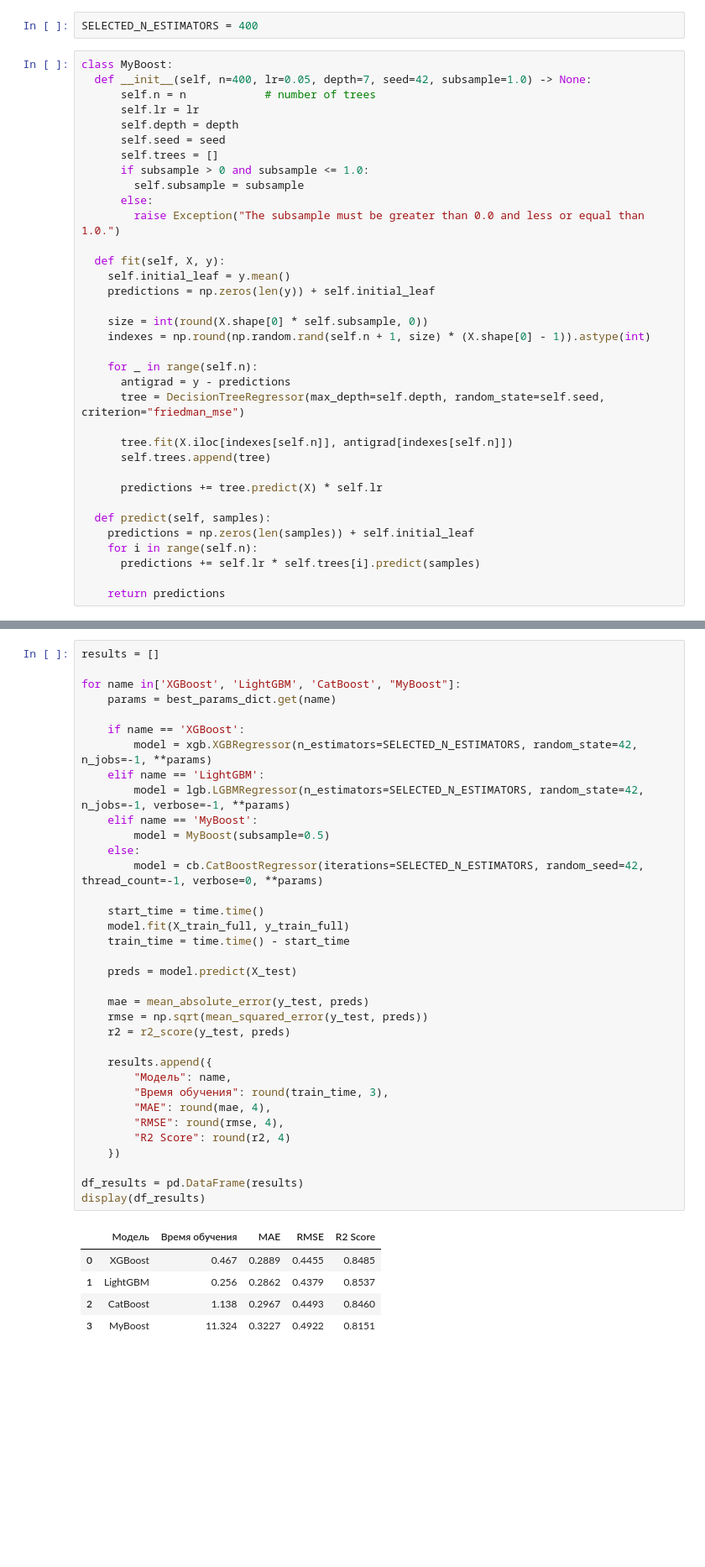
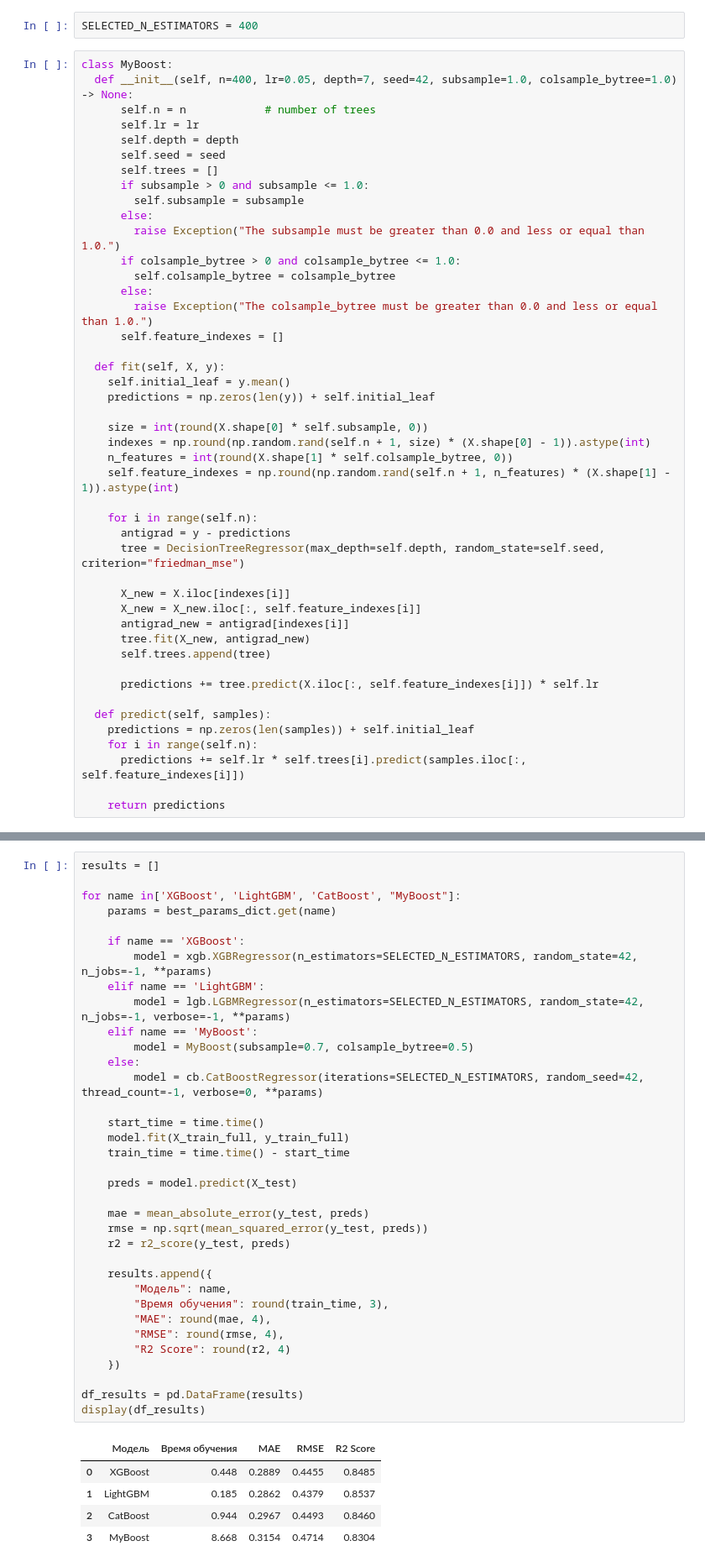
Before and after one commit to Staniskhan/ML_course, a Jupyter notebook: hw13GB/teacher_notebook.ipynb, the cells around one changed output, grey strips where cells are left out. Shown at 84% size. Cells and saved outputs as stored; diff of their text form; blank space fills up the shorter version.

Commit message:
Fixed error in subsample logic. Add colsample_bytree to MyBoost.

```diff
--- a/hw13GB/teacher_notebook.ipynb
+++ b/hw13GB/teacher_notebook.ipynb
@@ -120,7 +120,7 @@ plt.show()
 SELECTED_N_ESTIMATORS = 400
 # %%
 class MyBoost:
-  def __init__(self, n=400, lr=0.05, depth=7, seed=42, subsample=1.0) -> None:
+  def __init__(self, n=400, lr=0.05, depth=7, seed=42, subsample=1.0, colsample_bytree=1.0) -> None:
       self.n = n            # number of trees
       self.lr = lr
       self.depth = depth
@@ -130,6 +130,11 @@ class MyBoost:
         self.subsample = subsample
       else:
         raise Exception("The subsample must be greater than 0.0 and less or equal than 1.0.")
+      if colsample_bytree > 0 and colsample_bytree <= 1.0:
+        self.colsample_bytree = colsample_bytree
+      else:
+        raise Exception("The colsample_bytree must be greater than 0.0 and less or equal than 1.0.")
+      self.feature_indexes = []
 
   def fit(self, X, y):
     self.initial_leaf = y.mean()
@@ -137,20 +142,25 @@ class MyBoost:
 
     size = int(round(X.shape[0] * self.subsample, 0))
     indexes = np.round(np.random.rand(self.n + 1, size) * (X.shape[0] - 1)).astype(int)
+    n_features = int(round(X.shape[1] * self.colsample_bytree, 0))
+    self.feature_indexes = np.round(np.random.rand(self.n + 1, n_features) * (X.shape[1] - 1)).astype(int)
 
-    for _ in range(self.n):
+    for i in range(self.n):
       antigrad = y - predictions
       tree = DecisionTreeRegressor(max_depth=self.depth, random_state=self.seed, criterion="friedman_mse")
 
-      tree.fit(X.iloc[indexes[self.n]], antigrad[indexes[self.n]])
+      X_new = X.iloc[indexes[i]]
+      X_new = X_new.iloc[:, self.feature_indexes[i]]
+      antigrad_new = antigrad[indexes[i]]
+      tree.fit(X_new, antigrad_new)
       self.trees.append(tree)
 
-      predictions += tree.predict(X) * self.lr
+      predictions += tree.predict(X.iloc[:, self.feature_indexes[i]]) * self.lr
 
   def predict(self, samples):
     predictions = np.zeros(len(samples)) + self.initial_leaf
     for i in range(self.n):
-      predictions += self.lr * self.trees[i].predict(samples)
+      predictions += self.lr * self.trees[i].predict(samples.iloc[:, self.feature_indexes[i]])
 
     return predictions
 # %%
@@ -231,35 +241,35 @@ for name in['XGBoost', 'LightGBM', 'CatBoost', "MyBoost"]:
     if name == 'XGBoost':
         model = xgb.XGBRegressor(n_estimators=SELECTED_N_ESTIMATORS, random_state=42, n_jobs=-1, **params)
     elif name == 'LightGBM':
         model = lgb.LGBMRegressor(n_estimators=SELECTED_N_ESTIMATORS, random_state=42, n_jobs=-1, verbose=-1, **params)
     elif name == 'MyBoost':
-        model = MyBoost(subsample=0.5)
+        model = MyBoost(subsample=0.7, colsample_bytree=0.5)
     else:
         model = cb.CatBoostRegressor(iterations=SELECTED_N_ESTIMATORS, random_seed=42, thread_count=-1, verbose=0, **params)
 
     start_time = time.time()
     model.fit(X_train_full, y_train_full)
     train_time = time.time() - start_time
 
     preds = model.predict(X_test)
 
     mae = mean_absolute_error(y_test, preds)
     rmse = np.sqrt(mean_squared_error(y_test, preds))
     r2 = r2_score(y_test, preds)
 
     results.append({
         "Модель": name,
         "Время обучения": round(train_time, 3),
         "MAE": round(mae, 4),
         "RMSE": round(rmse, 4),
         "R2 Score": round(r2, 4)
     })
 
 df_results = pd.DataFrame(results)
 display(df_results)
 # %% [output]
 |  | Модель | Время обучения | MAE | RMSE | R2 Score |
-| 0 | XGBoost | 0.467 | 0.2889 | 0.4455 | 0.8485 |
-| 1 | LightGBM | 0.256 | 0.2862 | 0.4379 | 0.8537 |
-| 2 | CatBoost | 1.138 | 0.2967 | 0.4493 | 0.8460 |
-| 3 | MyBoost | 11.324 | 0.3227 | 0.4922 | 0.8151 |
+| 0 | XGBoost | 0.448 | 0.2889 | 0.4455 | 0.8485 |
+| 1 | LightGBM | 0.185 | 0.2862 | 0.4379 | 0.8537 |
+| 2 | CatBoost | 0.944 | 0.2967 | 0.4493 | 0.8460 |
+| 3 | MyBoost | 8.668 | 0.3154 | 0.4714 | 0.8304 |
```
